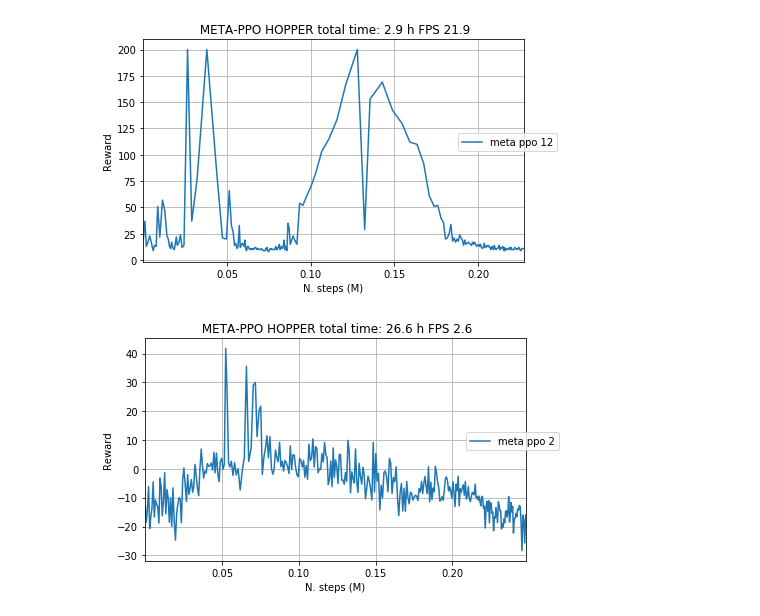
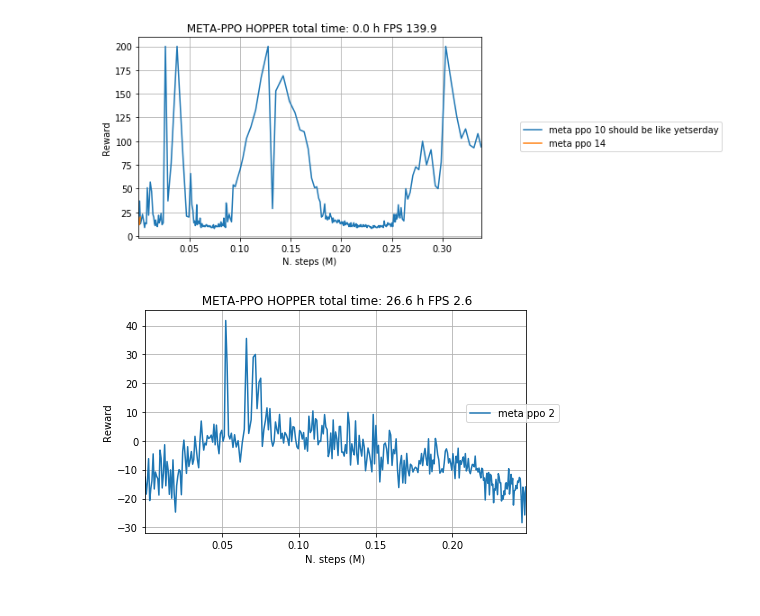
Before and after one commit to gabrielelibardi/meta_gradient_experiment, a Jupyter notebook: monitor.ipynb, the cells around one changed output. Cells and saved outputs as stored; diff of their text form; code cells hidden in the pictures.

```diff
--- a/monitor.ipynb
+++ b/monitor.ipynb
@@ -46,36 +46,36 @@ def plot_stuff(my_dir, label):
     ax = plt.subplot(2, 2, 1)
     ax.set_title(' {} total time: {:.1f} h FPS {:.1f}'.format('META-PPO HOPPER',total_time/3600, total_steps/total_time))
     df[['f','r']].rolling(roll).mean().iloc[0:-1:40].plot('f','r',  ax=ax,label=label)
 
     ax.set_xlabel('N. steps (M)')
     ax.set_ylabel('Reward')
     #plt.xlim((0,1))
     #plt.ylim((0,100))
     ax.grid(True)
     #ax.legend(loc=4, prop={'size': 10})#
     ax.legend(bbox_to_anchor=(1.1, 0.6))
 
 #plot_stuff('RUNS/exp_meta_cheetah_13', 'meta ppo')
 #plot_stuff('RUNS/exp_meta_cheetah_11', 'normal ppo through the meta pipeline')
 #plot_stuff('../animal-ppo/RUNS/exp_cheetah_control_run_1', 'just normal ppo')
 #plot_stuff('RUNS/exp_meta_cheetah_12', 'meta ppo only one worker 1 bug?')
 #plot_stuff('RUNS/exp_meta_cheetah_14', 'meta ppo only one worker 2')
 #plot_stuff('RUNS/exp_meta_cheetah_15', 'meta ppo only one worker 3')
 #plot_stuff('RUNS/exp_meta_cheetah_18', 'meta ppo 18')
 #plot_stuff('RUNS/exp_meta_cheetah_17', 'meta ppo 17')
 #plot_stuff('RUNS/exp_meta_cheetah_16', 'meta ppo 16')
 #plot_stuff('RUNS/exp_meta_cart_pole_1', 'meta ppo 1')
 #plot_stuff('RUNS/exp_meta_cart_pole_2', 'meta ppo 2')
 #plot_stuff('RUNS/exp_meta_cart_pole_6', 'meta ppo 4 with bug')
-#plot_stuff('RUNS/exp_meta_cart_pole_10', 'meta ppo 10 should be like yetserday')
+plot_stuff('RUNS/exp_meta_cart_pole_12', 'meta ppo 10 should be like yetserday')
 #plot_stuff('RUNS/exp_meta_cart_pole_11', 'meta ppo 11 slike yesterday but with entropy coeff 0.0')
 #plot_stuff('RUNS/exp_meta_cart_pole_9', 'meta ppo 9 like yesterday but with entropy coeff 0.0')
 #plot_stuff('../animal-ppo/RUNS/exp_cartpole_control_run_1', 'just normal ppo')
-plot_stuff('RUNS/exp_meta_cart_pole_12', 'meta ppo 12')
+plot_stuff('RUNS/exp_meta_cart_pole_14', 'meta ppo 14')
 
 #plot_stuff('RUNS/exp_meta_reacher_102', 'meta ppo 19')
 # %% [output]
-[figure, old version]
+[figure, new version]
 # %%
 fig = plt.figure(clear=True, figsize=(15,9))
 plot_stuff('RUNS/exp_meta_cheetah_23', 'meta ppo 2')
```
Also changed, not shown: 2 other files.
